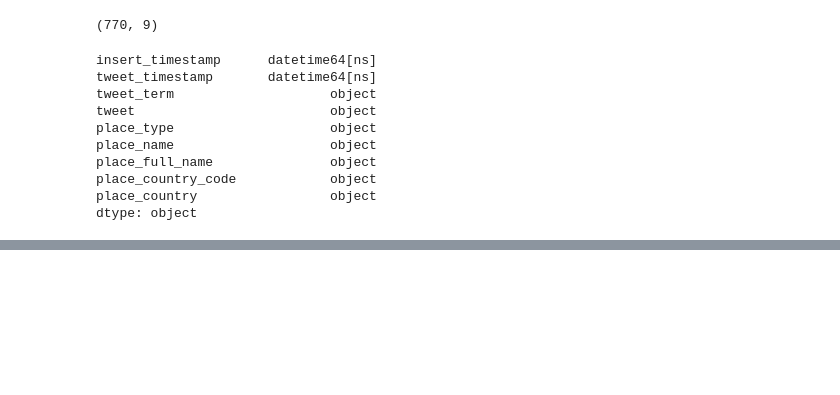
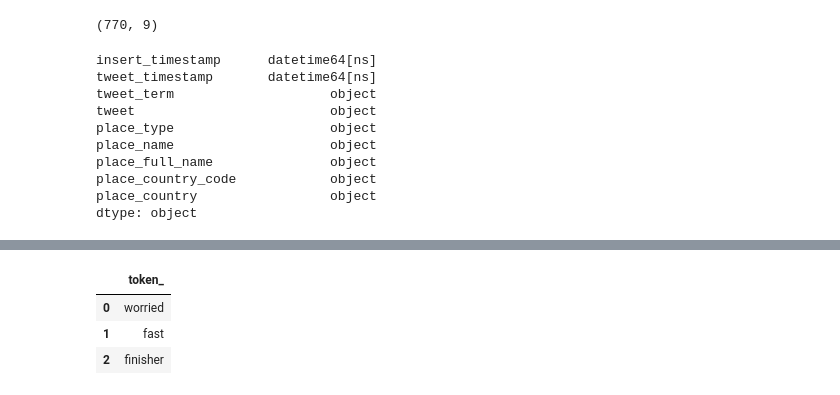
Before and after one commit to lveagithub/TeachersPro-analytics, a Jupyter notebook: twitter_analysis/TwitterAnalysis.ipynb, the cells around one changed output, grey strips where cells are left out. Cells and saved outputs as stored; diff of their text form; code cells hidden in the pictures; blank space fills up the shorter version.

```diff
--- a/twitter_analysis/TwitterAnalysis.ipynb
+++ b/twitter_analysis/TwitterAnalysis.ipynb
@@ -52,0 +158,7 @@ dtype: object
+# %%
+df_doc_tokens.head(3)
+# %% [output]
+|  | token_ |
+| 0 | worried |
+| 1 | fast |
+| 2 | finisher |
```
Also changed, not shown: parts of 27 cells of this notebook, 4 other files.
